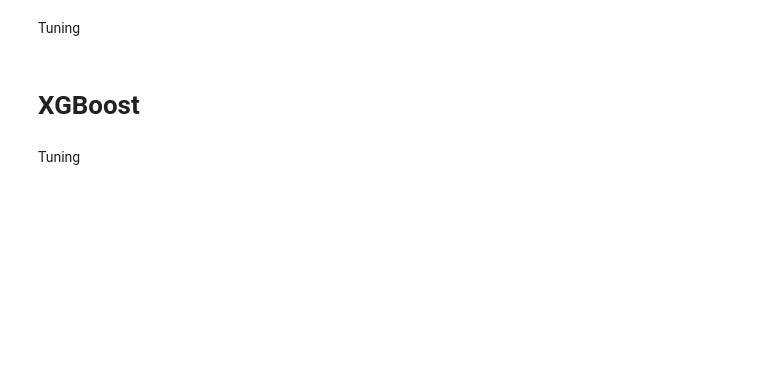
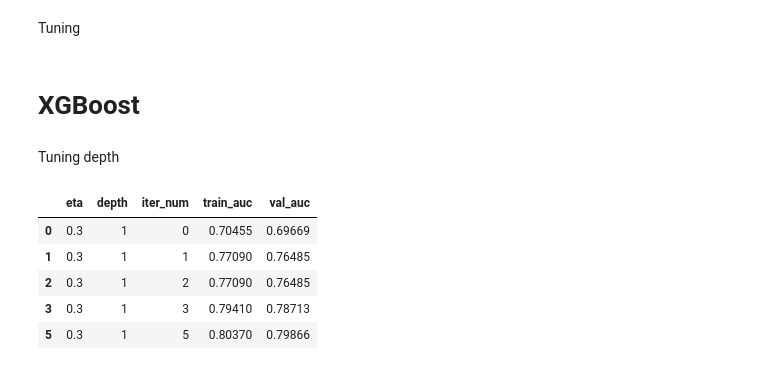
Before and after one commit to OJBibby/ML-Zoomcamp-Capstone1, a Jupyter notebook: capstone1.ipynb, the cells around one changed output. Saved outputs shown, nothing was run; the diff lists cells and outputs as text; code cells hidden in the pictures; blank space fills up the shorter version.

```diff
--- a/capstone1.ipynb
+++ b/capstone1.ipynb
@@ -20,0 +140,2 @@ df.isna().sum()
+# %%
+neg_samp = df[df['fraud_bool']==0].sample(n=11029, random_state=42)
@@ -28,5 +251,50 @@ Tuning
 Tuning
 # %% [markdown]
 # XGBoost
-# %% [markdown]
-Tuning
+# %%
+dtrain = xgb.DMatrix(X_train, label=y_train, feature_names=dv.get_feature_names())
+dval = xgb.DMatrix(X_val, label=y_val, feature_names=dv.get_feature_names())
+watchlist = [(dtrain, 'train'), (dval, 'val')]
+columns = ['eta', 'depth', 'iter_num', 'train_auc', 'val_auc']
+total = pd.DataFrame(columns=columns)
+def parse_xgb_output(output, e, d):
+    results = []
+
+    for line in output.stdout.strip().split('\n'):
+        it_line, train_line, val_line = line.split('\t')
+
+        it = int(it_line.strip('[]'))
+        train = float(train_line.split(':')[1])
+        val = float(val_line.split(':')[1])
+
+        results.append((e, d, it, train, val))
+    df_results = pd.DataFrame(results, columns=columns)
+    return df_results
+# %% [markdown]
+Tuning depth
+# %%
+%%capture output
+
+eta = [0.01, 0.05, 0.1, 0.15, 0.2, 0.25, 0.3]
+depth = 1
+xgb_params = {
+    'eta': 0.3,
+    'max_depth': depth,
+    'min_child_weight': 1,
+
+    'objective': 'reg:squarederror',
+    'nthread': 8,
+    'eval_metric': 'auc',
+    'seed': 42,
+    'verbosity': 1,
+}
+xgb.train(xgb_params, dtrain, evals=watchlist, num_boost_round=100)
+# %%
+parse_xgb_output(output, 0.3, depth).sort_values(by='val_auc').head()
+# %% [output]
+|  | eta | depth | iter_num | train_auc | val_auc |
+| 0 | 0.3 | 1 | 0 | 0.70455 | 0.69669 |
+| 1 | 0.3 | 1 | 1 | 0.77090 | 0.76485 |
+| 2 | 0.3 | 1 | 2 | 0.77090 | 0.76485 |
+| 3 | 0.3 | 1 | 3 | 0.79410 | 0.78713 |
+| 5 | 0.3 | 1 | 5 | 0.80370 | 0.79866 |
```
Also changed, not shown: parts of 67 cells of this notebook.
